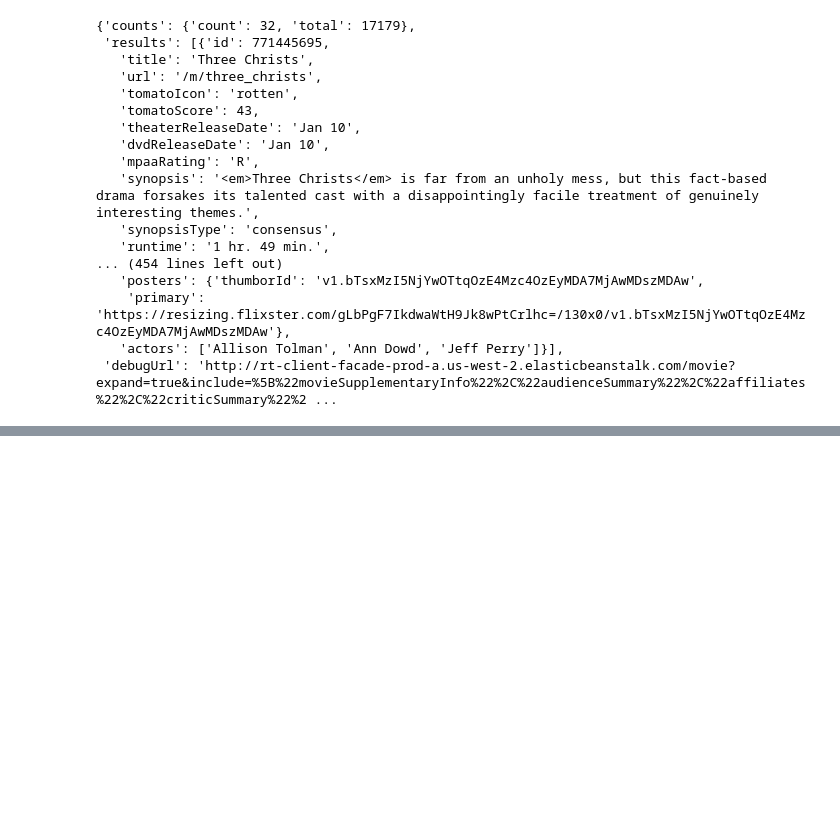
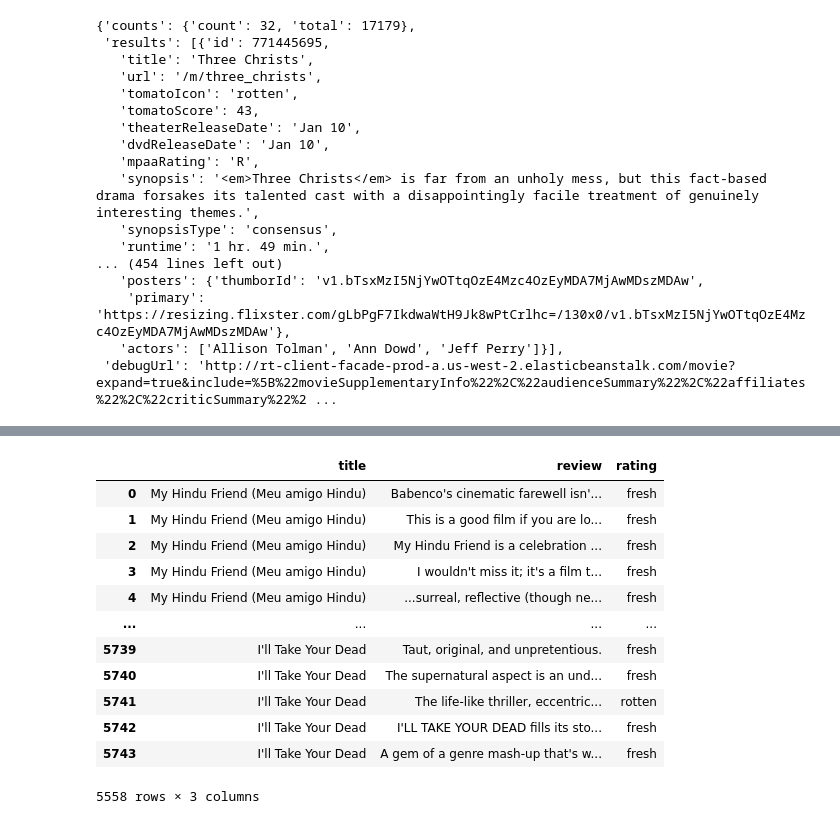
Before and after one commit to KatharinaWiedmann/DataEngGroupProject, a Jupyter notebook: web_scraping_rotten_tomatoes.ipynb, the cells around one changed output, grey strips where cells are left out. Saved outputs shown, nothing was run; the diff lists cells and outputs as text; code cells hidden in the pictures; blank space fills up the shorter version.

Commit message:
Adding the cleaned project file

```diff
--- a/web_scraping_rotten_tomatoes.ipynb
+++ b/web_scraping_rotten_tomatoes.ipynb
@@ -230,0 +179,5 @@ reviewsp3
+# %%
+print('Examples for the url:\n')
+for i in range(3):
+    print(movie_url[i])
+print('\nNumber of movies in list: {}'.format(len(movie_url)))
@@ -230,0 +192,4 @@ reviewsp3
+# %%
+# Split into lists of 50 movies to do the scraping
+movie_url_split = [movie_url[i:i+50] for i in range(0,600,50)]
+print('Number of movies in list: {}'.format(len(movie_url)))
@@ -230,0 +256,5 @@ reviewsp3
+# %%
+# Clean the data (drop duplicates, check missing values etc.)
+df = df.drop_duplicates()
+df = df.replace([None],np.nan)
+df.info()
@@ -230,0 +272,17 @@ reviewsp3
+# %%
+df.dropna(inplace=True)
+df.head(3)
+# %% [output]
+|  | title | review | rating |
+| 0 | My Hindu Friend (Meu amigo Hindu) | Babenco's cinematic farewell isn'... | fresh |
+| 1 | My Hindu Friend (Meu amigo Hindu) | This is a good film if you are lo... | fresh |
+| 2 | My Hindu Friend (Meu amigo Hindu) | My Hindu Friend is a celebration ... | fresh |
+| 3 | My Hindu Friend (Meu amigo Hindu) | I wouldn't miss it; it's a film t... | fresh |
+| 4 | My Hindu Friend (Meu amigo Hindu) | ...surreal, reflective (though ne... | fresh |
+| ... | ... | ... | ... |
+| 5739 | I'll Take Your Dead | Taut, original, and unpretentious. | fresh |
+| 5740 | I'll Take Your Dead | The supernatural aspect is an und... | fresh |
+| 5741 | I'll Take Your Dead | The life-like thriller, eccentric... | rotten |
+| 5742 | I'll Take Your Dead | I'LL TAKE YOUR DEAD fills its sto... | fresh |
+| 5743 | I'll Take Your Dead | A gem of a genre mash-up that's w... | fresh |
+5558 rows × 3 columns
```
Also changed, not shown: parts of 24 cells of this notebook, 15 other files.
